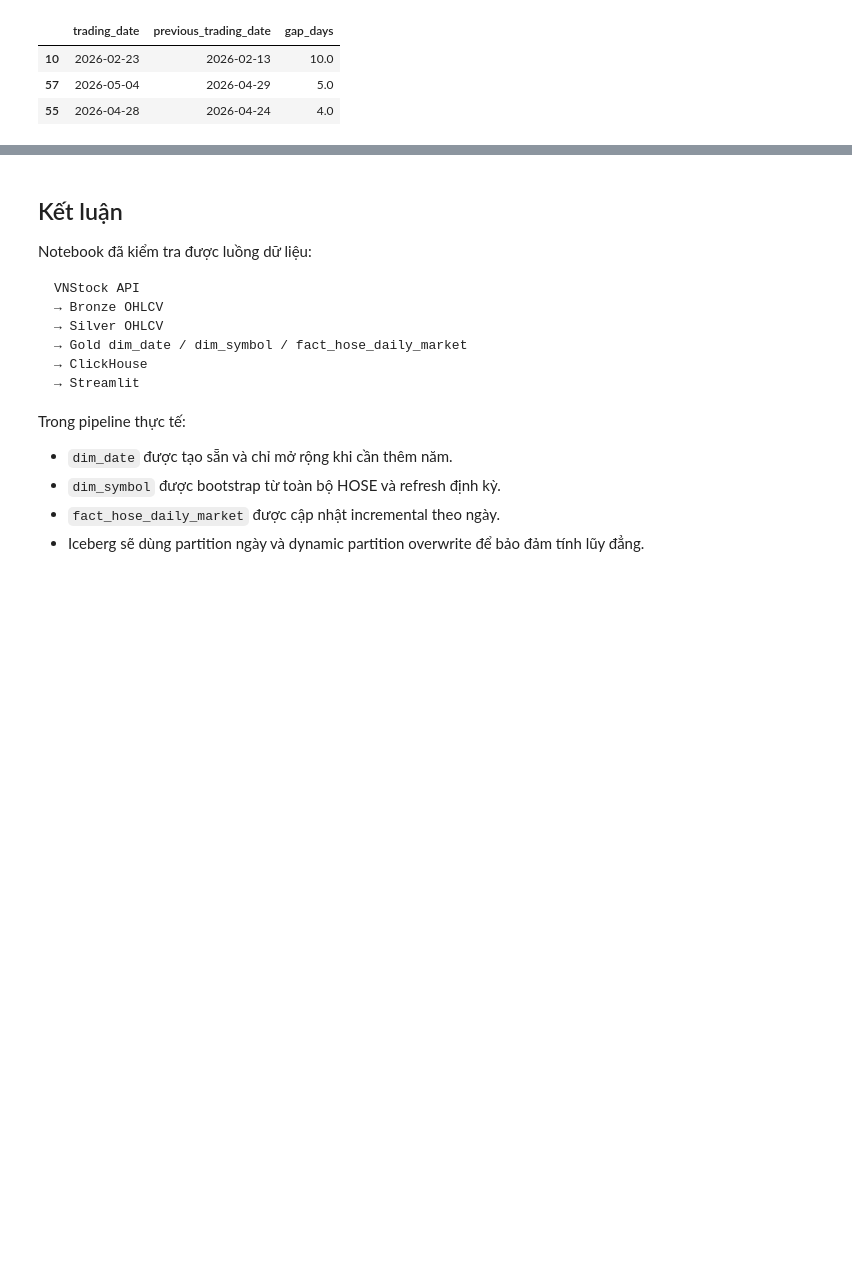
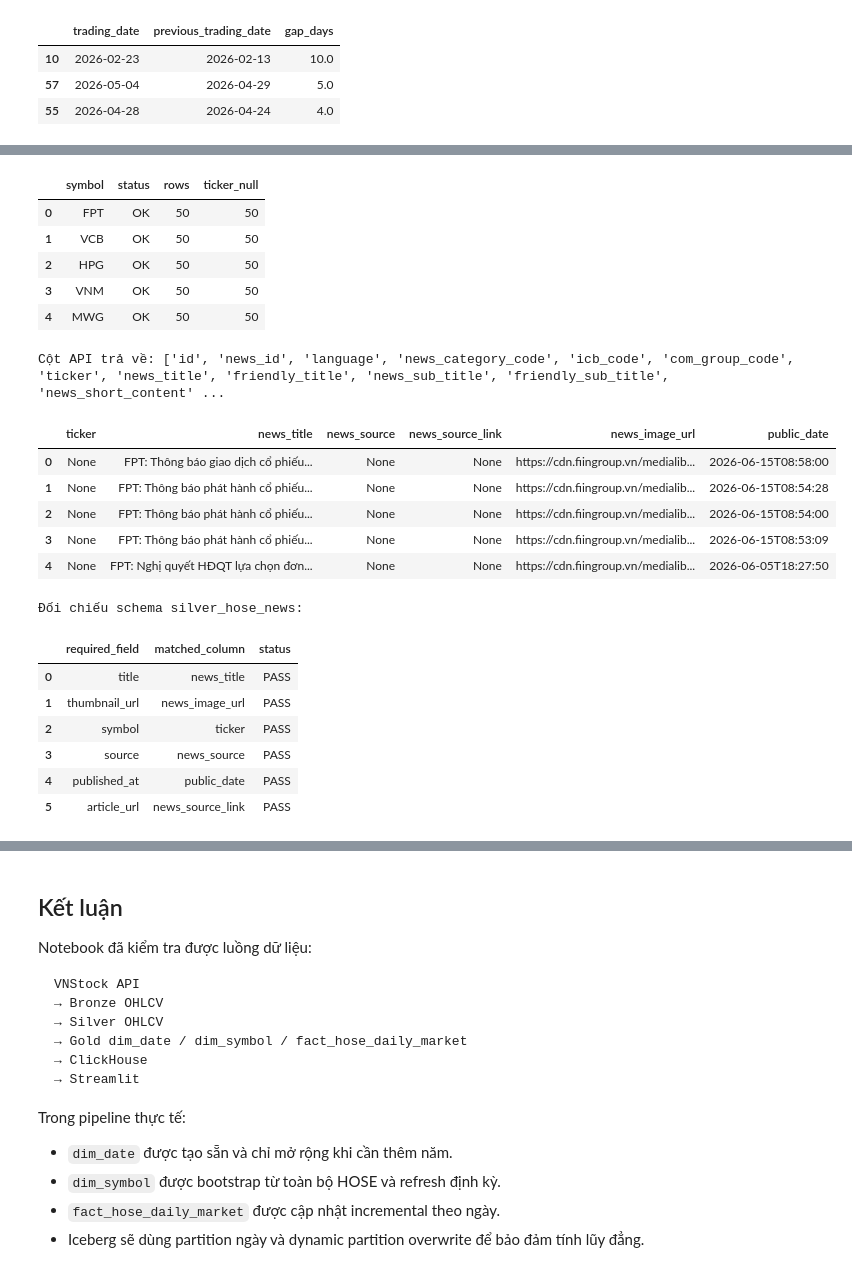
Before and after one commit to DPlayerGod/hose-stock-lakehouse, a Jupyter notebook: notebook/01_api_feasibility_check_batch.ipynb, the cells around one changed output, grey strips where cells are left out. Saved outputs shown, nothing was run; the diff lists cells and outputs as text; code cells hidden in the pictures; blank space fills up the shorter version.

```diff
--- a/notebook/01_api_feasibility_check_batch.ipynb
+++ b/notebook/01_api_feasibility_check_batch.ipynb
@@ -1262,0 +1490,74 @@ display(
+# %%
+NEWS_FIELD_SPECS = {
+    "title": ["news_title", "friendly_title"],
+    "thumbnail_url": ["news_image_url", "news_small_image_url"],
+    "symbol": ["ticker", "symbol"],
+    "source": ["news_source"],
+    "published_at": ["public_date"],
+    "article_url": ["news_source_link"],
+}
+
+news_frames: list[pd.DataFrame] = []
+news_logs: list[dict] = []
+
+for symbol in TEST_SYMBOLS:
+    try:
+        company = Company(symbol=symbol, source=SOURCE)
+        news_df = to_dataframe(company.news())
+        if news_df.empty:
+            raise ValueError("Không có tin tức")
+        news_frames.append(news_df)
+        news_logs.append({
+            "symbol": symbol,
+            "status": "OK",
+            "rows": len(news_df),
+            "ticker_null": (
+                int(news_df["ticker"].isna().sum())
+                if "ticker" in news_df.columns else None
+            ),
+        })
+    except Exception as exc:
+        news_logs.append({
+            "symbol": symbol,
+            "status": "ERROR",
+            "rows": 0,
+            "ticker_null": None,
+            "error": str(exc),
+        })
+
+display(pd.DataFrame(news_logs))
+
+if news_frames:
+    news_sample_df = news_frames[0]
+    print("Cột API trả về:", list(news_sample_df.columns))
+    preview_cols = [
+        c for c in [
+            "ticker", "news_title", "news_source", "news_source_link",
+            "news_image_url", "public_date",
+        ] if c in news_sample_df.columns
+    ]
+    display(news_sample_df[preview_cols].head())
+    print("Đối chiếu schema silver_hose_news:")
+    display(field_feasibility(news_sample_df, NEWS_FIELD_SPECS))
+# %% [output]
+|  | symbol | status | rows | ticker_null |
+| 0 | FPT | OK | 50 | 50 |
+| 1 | VCB | OK | 50 | 50 |
+| 2 | HPG | OK | 50 | 50 |
+| 3 | VNM | OK | 50 | 50 |
+| 4 | MWG | OK | 50 | 50 |
+Cột API trả về: ['id', 'news_id', 'language', 'news_category_code', 'icb_code', 'com_group_code', 'ticker', 'news_title', 'friendly_title', 'news_sub_title', 'friendly_sub_title', 'news_short_content' ...
+|  | ticker | news_title | news_source | news_source_link | news_image_url | public_date |
+| 0 | None | FPT: Thông báo giao dịch cổ phiếu... | None | None | https://cdn.fiingroup.vn/medialib... | 2026-06-15T08:58:00 |
+| 1 | None | FPT: Thông báo phát hành cổ phiếu... | None | None | https://cdn.fiingroup.vn/medialib... | 2026-06-15T08:54:28 |
+| 2 | None | FPT: Thông báo phát hành cổ phiếu... | None | None | https://cdn.fiingroup.vn/medialib... | 2026-06-15T08:54:00 |
+| 3 | None | FPT: Thông báo phát hành cổ phiếu... | None | None | https://cdn.fiingroup.vn/medialib... | 2026-06-15T08:53:09 |
+| 4 | None | FPT: Nghị quyết HĐQT lựa chọn đơn... | None | None | https://cdn.fiingroup.vn/medialib... | 2026-06-05T18:27:50 |
+Đối chiếu schema silver_hose_news:
+|  | required_field | matched_column | status |
+| 0 | title | news_title | PASS |
+| 1 | thumbnail_url | news_image_url | PASS |
+| 2 | symbol | ticker | PASS |
+| 3 | source | news_source | PASS |
+| 4 | published_at | public_date | PASS |
+| 5 | article_url | news_source_link | PASS |
```
Also changed, not shown: parts of 15 cells of this notebook, 7 other files.
